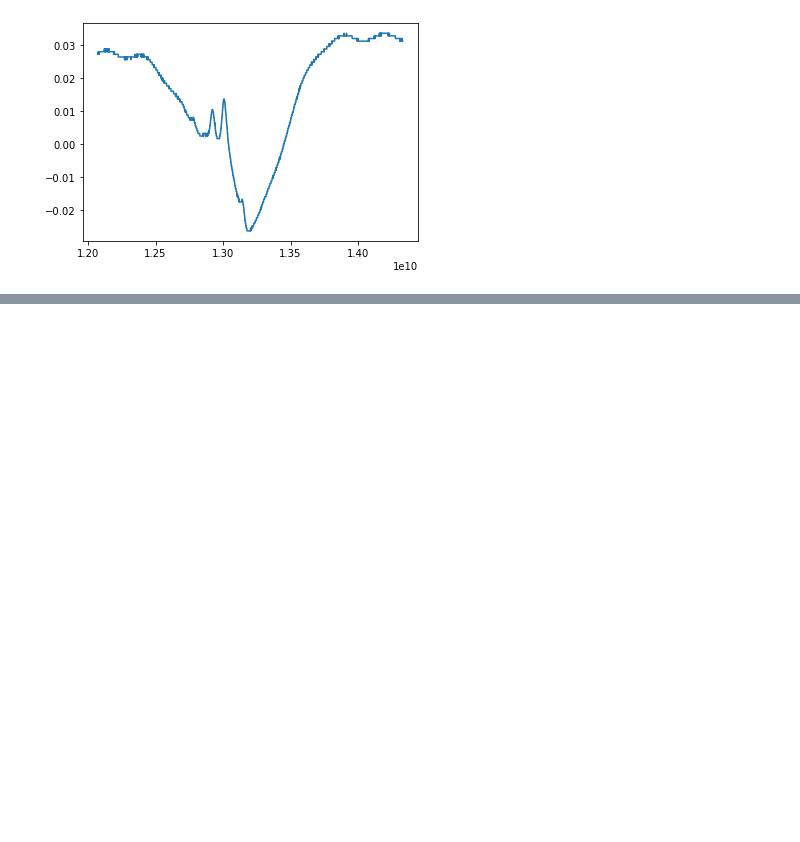
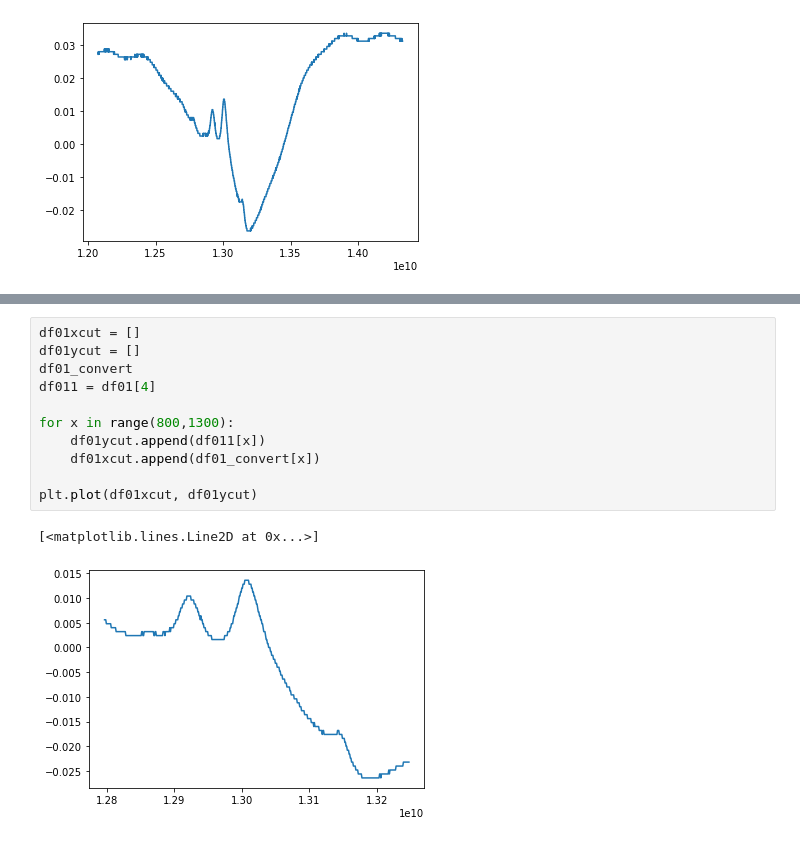
Before and after one commit to Rikkertttt/Rubidium-Spectroscopy, a Jupyter notebook: magnetic diversion.ipynb, the cells around one changed output, grey strips where cells are left out. Cells and saved outputs as stored; diff of their text form; blank space fills up the shorter version.

```diff
--- a/magnetic diversion.ipynb
+++ b/magnetic diversion.ipynb
@@ -194,0 +171,14 @@ plt.show()
+# %%
+df01xcut = []
+df01ycut = []
+df01_convert
+df011 = df01[4]
+
+for x in range(800,1300):
+    df01ycut.append(df011[x])
+    df01xcut.append(df01_convert[x])
+
+plt.plot(df01xcut, df01ycut)
+# %% [output]
+[<matplotlib.lines.Line2D at 0x...>]
+[figure, added]
```
Also changed, not shown: parts of 5 cells of this notebook.
